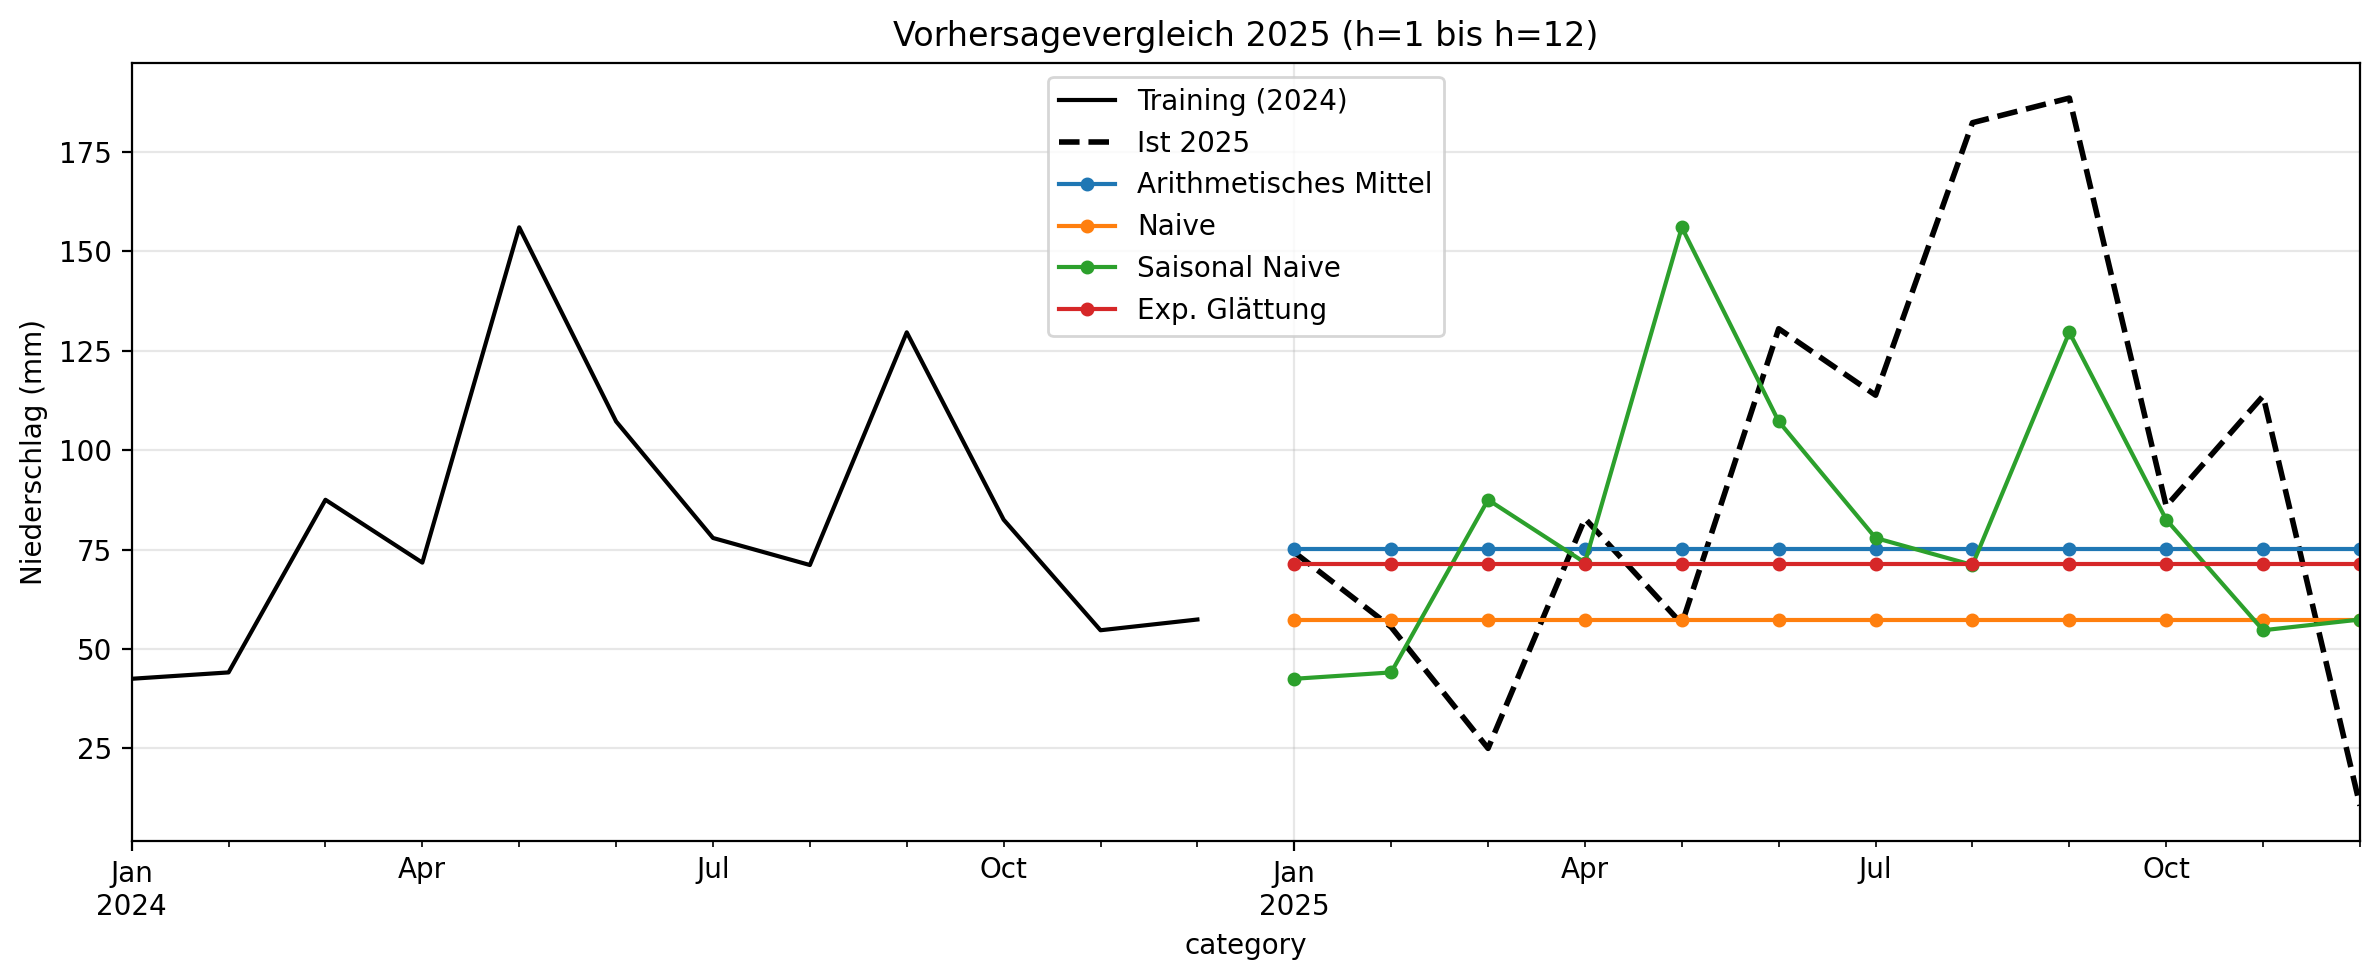
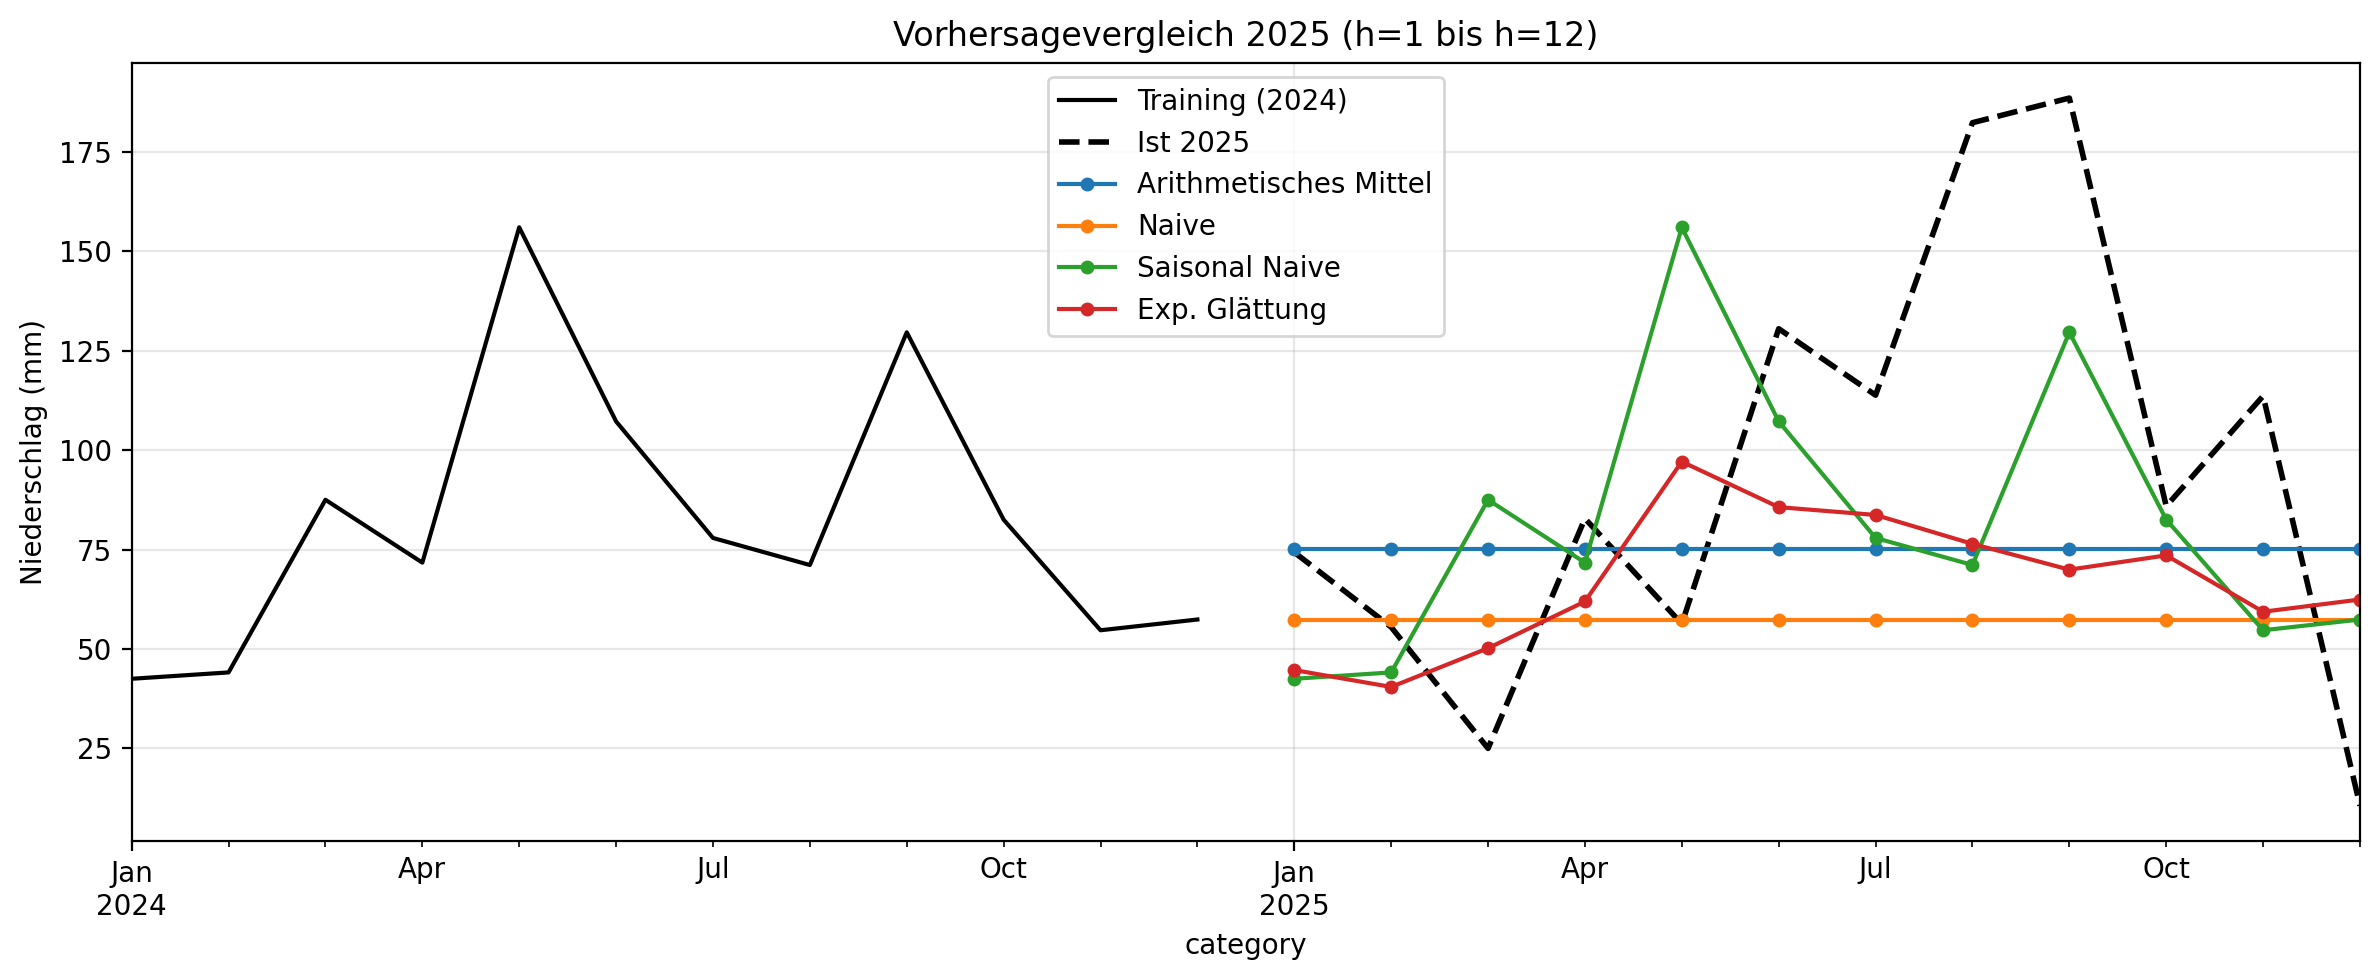
Unified diff of the notebook cell whose output changed from the first chart to the second:
--- before
+++ after
@@ -15,8 +15,16 @@
 
 # 4) Exponentielle Glättung: Modell auf Trainingsdaten anpassen, 12 Schritte voraus
-ses_fc = pd.Series(
-    SimpleExpSmoothing(train).fit(optimized=True).forecast(12),
-    index=test.index
-)
+# ses_fc = pd.Series(
+    # SimpleExpSmoothing(train).fit(optimized=True).forecast(12),
+    # index=test.index
+# )
+
+ses_fc = ExponentialSmoothing(
+    train,
+    trend="add",
+    seasonal="add",
+    seasonal_periods=12
+).fit()
+hw_forecast = ses_fc.forecast(12)
 
 # --- Visualisierung: Letztes Trainingsjahr + 2025 Ist + alle 4 Prognosen ---
@@ -27,5 +35,5 @@
 naive_fc.plot(label='Naive', marker='o', markersize=4)
 snaive_fc.plot(label='Saisonal Naive', marker='o', markersize=4)
-ses_fc.plot(label='Exp. Glättung', marker='o', markersize=4)
+hw_forecast.plot(label='Exp. Glättung', marker='o', markersize=4)
 plt.title('Vorhersagevergleich 2025 (h=1 bis h=12)')
 plt.ylabel('Niederschlag (mm)')

Commit: Fazit angepasst